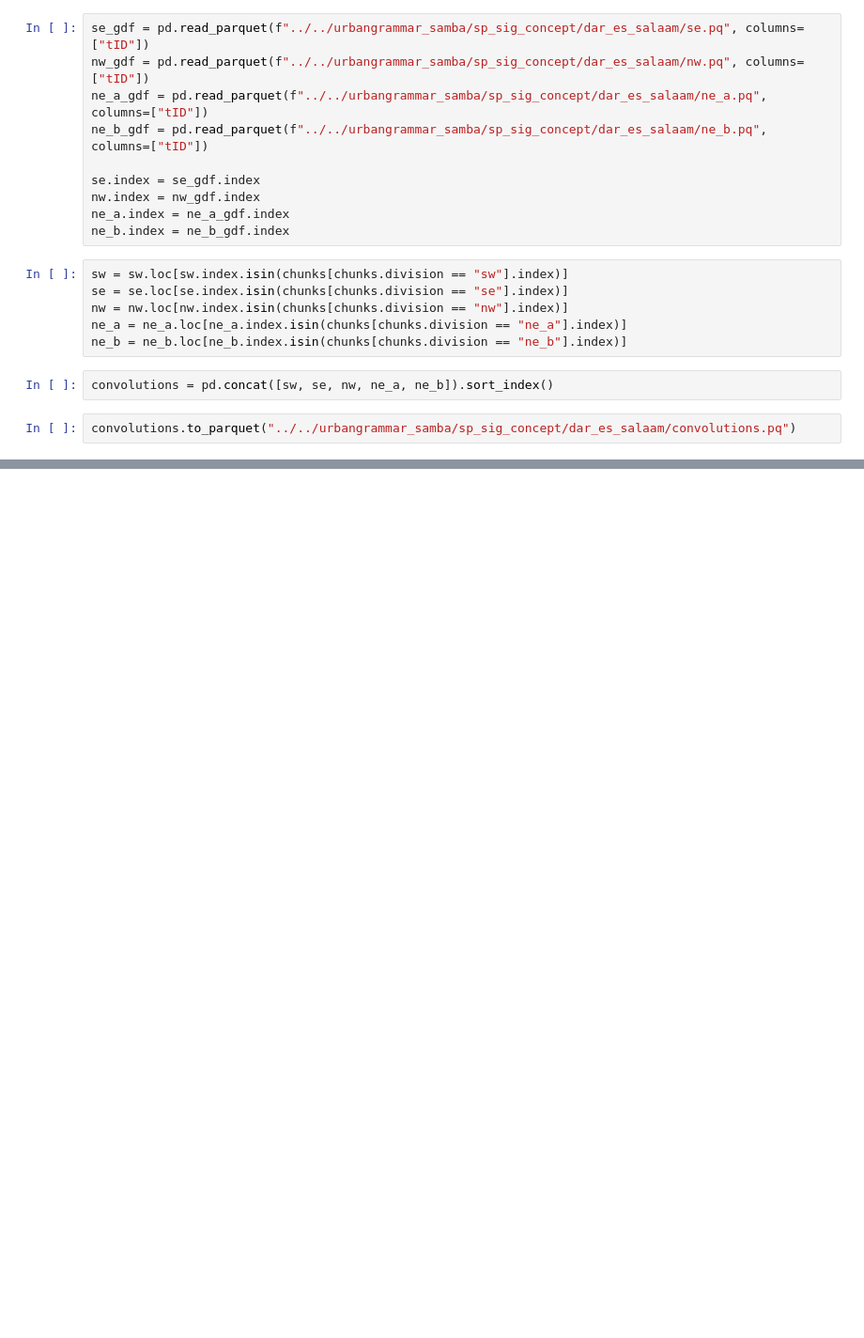
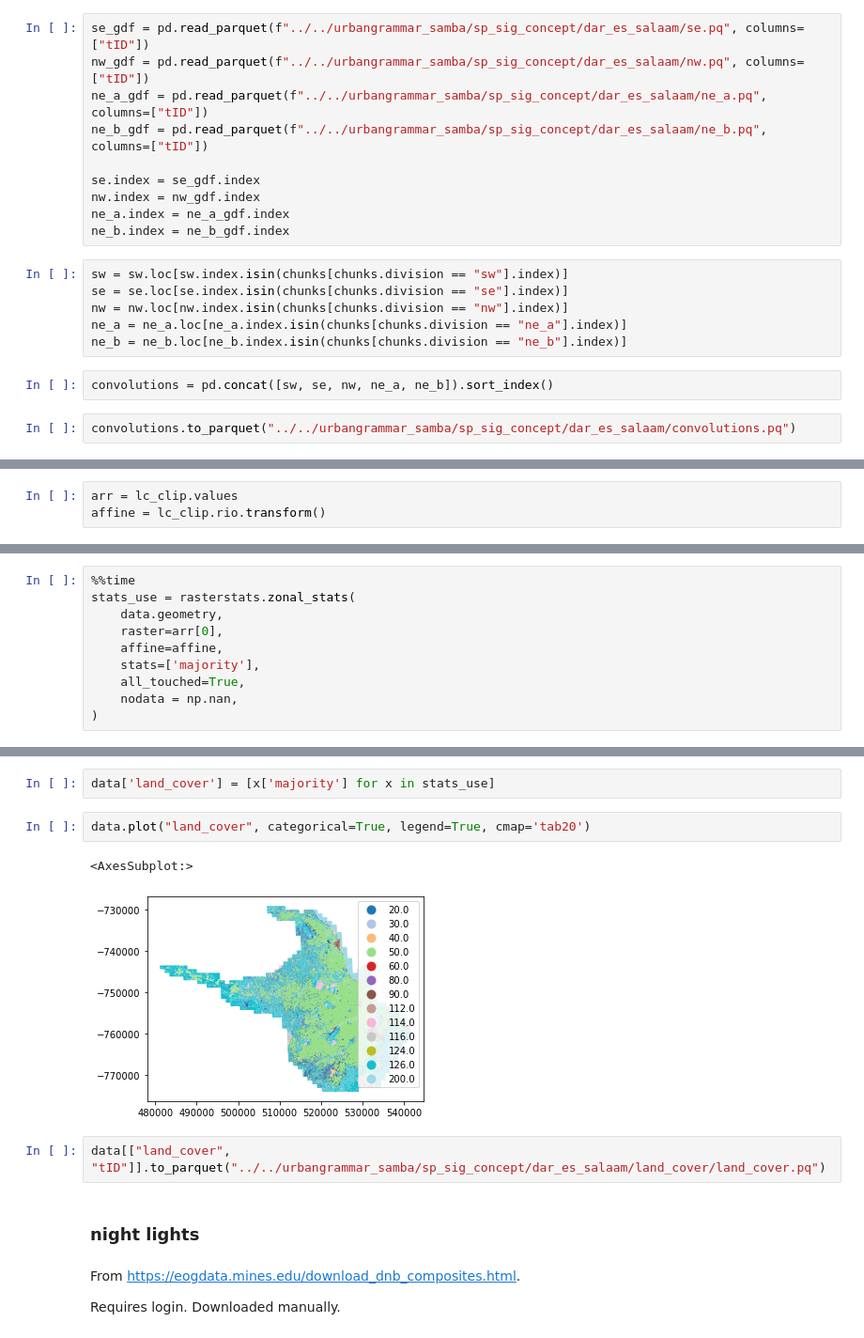
Before and after one commit to urbangrammarai/spatial_signatures_concept, a Jupyter notebook: code/dar_es_salaam.ipynb, the cells around one changed output, grey strips where cells are left out. Shown at 94% size. Cells and saved outputs as stored; diff of their text form; blank space fills up the shorter version.

```diff
--- a/code/dar_es_salaam.ipynb
+++ b/code/dar_es_salaam.ipynb
@@ -856,0 +963,3 @@ convolutions.to_parquet("../../urbangrammar_samba/sp_sig_concept/dar_es_salaam/c
+# %%
+arr = lc_clip.values
+affine = lc_clip.rio.transform()
@@ -856,0 +970,10 @@ convolutions.to_parquet("../../urbangrammar_samba/sp_sig_concept/dar_es_salaam/c
+# %%
+%%time
+stats_use = rasterstats.zonal_stats(
+    data.geometry,
+    raster=arr[0],
+    affine=affine,
+    stats=['majority'],
+    all_touched=True,
+    nodata = np.nan,
+)
@@ -856,0 +983,15 @@ convolutions.to_parquet("../../urbangrammar_samba/sp_sig_concept/dar_es_salaam/c
+# %%
+data['land_cover'] = [x['majority'] for x in stats_use]
+# %%
+data.plot("land_cover", categorical=True, legend=True, cmap='tab20')
+# %% [output]
+<AxesSubplot:>
+[figure, added]
+# %%
+data[["land_cover", "tID"]].to_parquet("../../urbangrammar_samba/sp_sig_concept/dar_es_salaam/land_cover/land_cover.pq")
+# %% [markdown]
+### night lights
+# %% [markdown]
+From https://eogdata.mines.edu/download_dnb_composites.html.
+
+Requires login. Downloaded manually.
```
Also changed, not shown: parts of 37 cells of this notebook, 3 other files.
